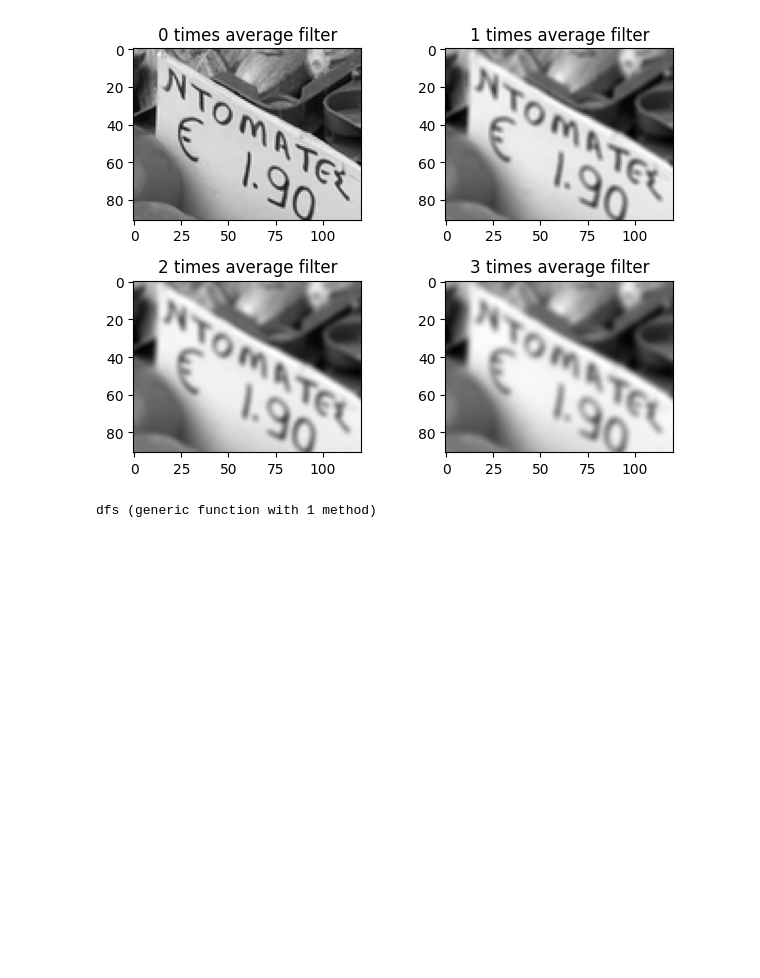
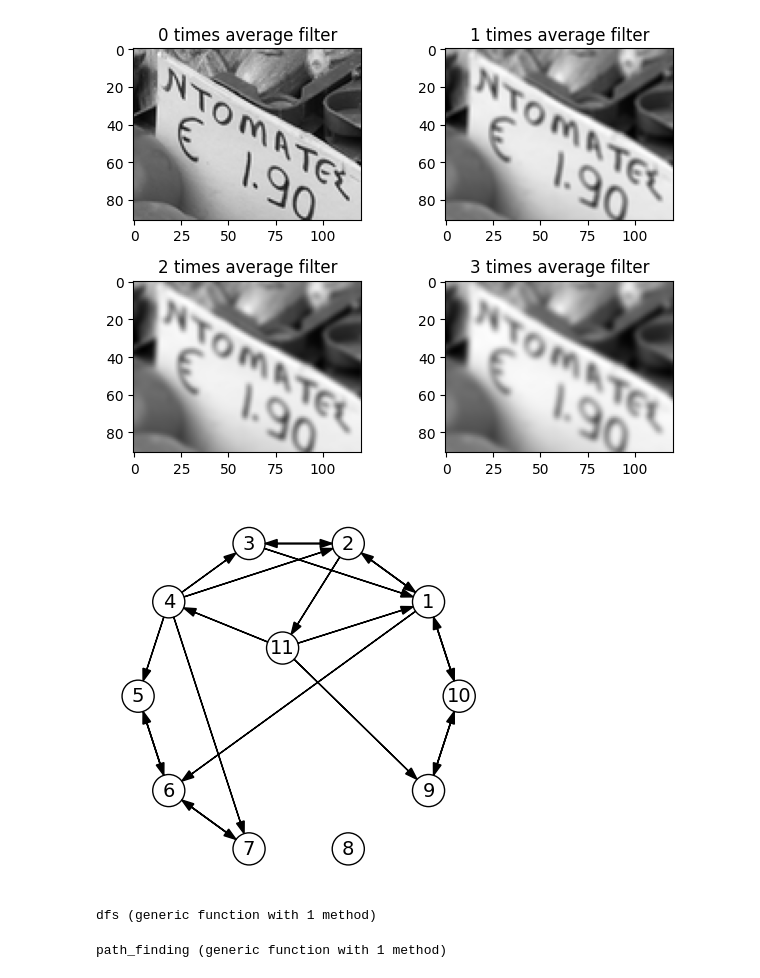
Before and after one commit to TagoreZhao/MATH124, a Jupyter notebook: lec_notes.ipynb, the cells around one changed output. Drawn from its saved outputs; the diff is of its cells as text; code cells hidden in the pictures; blank space fills up the shorter version.

```diff
--- a/lec_notes.ipynb
+++ b/lec_notes.ipynb
@@ -411,33 +411,74 @@ end
 function PyPlot.plot(g::Graph; scale=1.0)
     fig, ax = subplots()
     ax.set_aspect("equal")
 
     xmin = minimum(v.coordinates[1] for v in g.vertices)
     xmax = maximum(v.coordinates[1] for v in g.vertices)
     ymin = minimum(v.coordinates[2] for v in g.vertices)
     ymax = maximum(v.coordinates[2] for v in g.vertices)
     sz = max(xmax-xmin, ymax-ymin)
     cr = scale*0.05sz
     hw = cr/2
     axis([xmin-2cr,xmax+2cr,ymin-2cr,ymax+2cr])
     axis("off")
 
     for i in 1:length(g.vertices)
         c = g.vertices[i].coordinates
         ax.add_artist(matplotlib.patches.Circle(c, cr, facecolor="none", edgecolor="k"))
         ax.text(c[1], c[2], string(i),
                 horizontalalignment="center", verticalalignment="center", fontsize=round(Int, 14*scale))
         for nb in g.vertices[i].neighbors
             cnb = g.vertices[nb].coordinates
             dc = cnb .- c
             L = sqrt(sum(dc.^2))
             c1 = c .+ cr/L * dc
             c2 = cnb .- cr/L * dc
             arrow(c1[1], c1[2], c2[1]-c1[1], c2[2]-c1[2],
                   head_width=hw, length_includes_head=true, facecolor="k")
         end
     end
 end
+
+function circle_graph(nv=8)
+    g = Graph([])
+    for i = 1:nv
+        th = 2π*i/nv
+        v = Vertex([mod(i,nv)+1, mod(i-2,nv)+1], coordinates=[cos(th), sin(th)])
+        push!(g.vertices, v)
+    end
+    return g
+end
+
+g = circle_graph(10)
+
+# Add edges by growing the neighbors array
+push!(g.vertices[1].neighbors, 6);       # Add edge 1->6
+append!(g.vertices[4].neighbors, [2,7]); # Add 2 new edges
+
+# Change edges by modifying the neighbors array
+g.vertices[3].neighbors[1] = 1           # Change edge, 3->1 instead of 3->4
+pop!(g.vertices[5].neighbors)            # Remove edge
+
+# Add a new vertex by growing the vertices array, and if needed
+# updating some of the existing neighbors array
+# Note that the new vertex should be numbered last, otherwise
+# all node numbers must be reordered
+newv = Vertex([1,4,9], coordinates=[-.1,.3])
+push!(g.vertices, newv)
+push!(g.vertices[2].neighbors, 11)
+
+# Deleting a vertex is difficult using adjancency lists
+# (unless it is the last vertex), since it requires renumbering
+# of the vertices. But as a compromise, we can remove all edges
+# to/from a vertex:
+resize!(g.vertices[8].neighbors,0)
+for v in g.vertices
+    filter!(i -> i != 8, v.neighbors)
+end
+
+plot(g)
+# %% [output]
+[figure, added]
 # %%
 function dfs(G::Graph,start)
     n = length(G.verticies)
@@ -458,3 +499,29 @@ function dfs(G::Graph,start)
 end
 # %% [output]
 dfs (generic function with 1 method)
+# %%
+function path_finding(g::Graph,start,finish)
+    n = length(g.vertices)
+    visited = falses(n)
+    path = []
+    function visit(ivertex)
+        visited[ivertex] = true
+        if ivertex == finish
+            pushfirst!(path,ivertex)
+            return true
+        end
+        for nb in g.vertices[ivertex].neighbors
+            if !visited[nb]
+                if visit(nb)
+                    pushfirst!(path,ivertex)
+                    return true
+                end
+            end
+        end
+        return false
+    end
+    visit(start)
+    return path
+end
+# %% [output]
+path_finding (generic function with 1 method)
```
Also changed, not shown: parts of 1 cell of this notebook.
